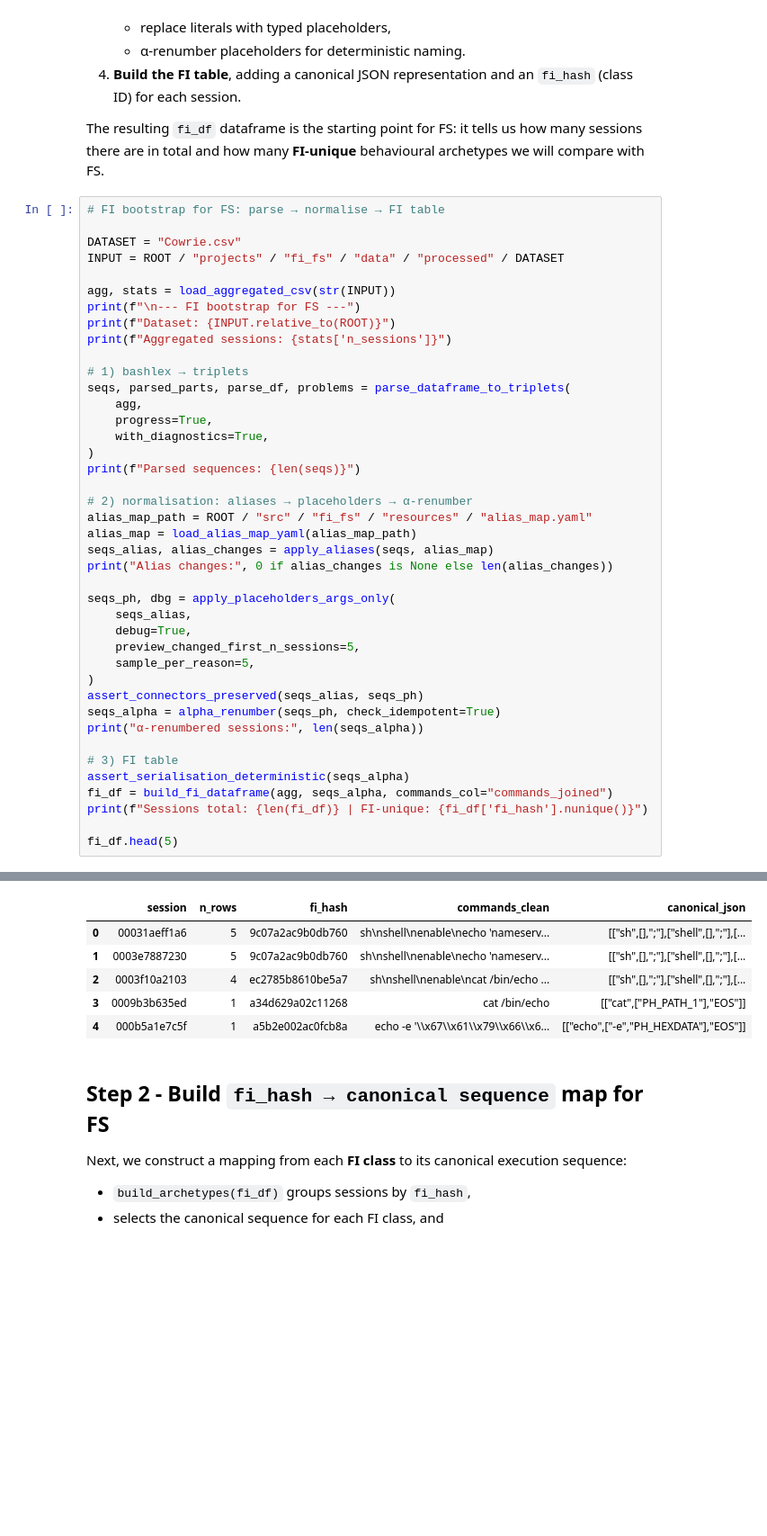
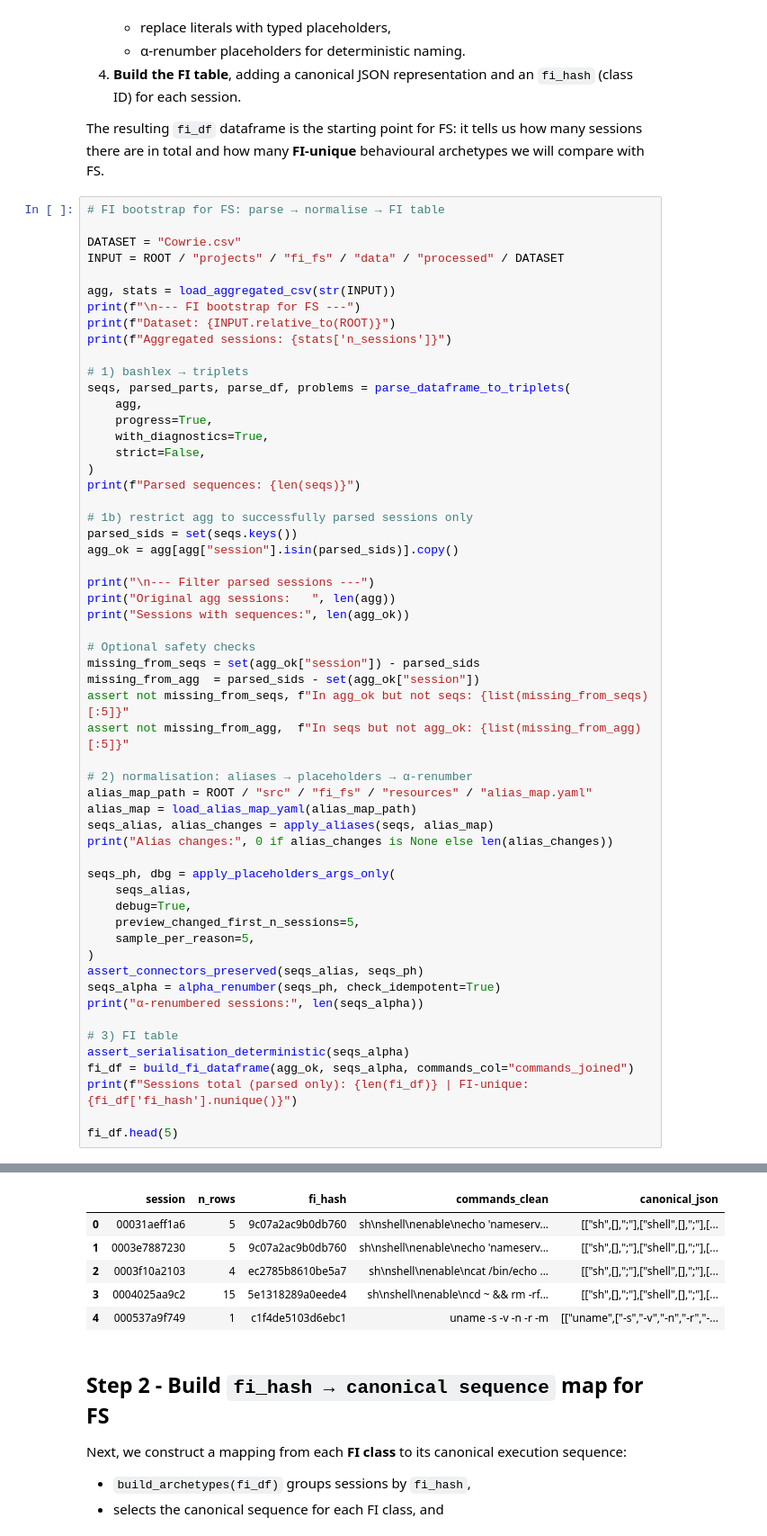
Before and after one commit to LewNew/PhD, a Jupyter notebook: projects/fi_fs/notebooks/FS.ipynb, the cells around one changed output, grey strips where cells are left out. Shown at 90% size. Drawn from its saved outputs; the diff is of its cells as text; blank space fills up the shorter version.

```diff
--- a/projects/fi_fs/notebooks/FS.ipynb
+++ b/projects/fi_fs/notebooks/FS.ipynb
@@ -104,8 +104,23 @@ seqs, parsed_parts, parse_df, problems = parse_dataframe_to_triplets(
     agg,
     progress=True,
     with_diagnostics=True,
+    strict=False,
 )
 print(f"Parsed sequences: {len(seqs)}")
+
+# 1b) restrict agg to successfully parsed sessions only
+parsed_sids = set(seqs.keys())
+agg_ok = agg[agg["session"].isin(parsed_sids)].copy()
+
+print("\n--- Filter parsed sessions ---")
+print("Original agg sessions:   ", len(agg))
+print("Sessions with sequences:", len(agg_ok))
+
+# Optional safety checks
+missing_from_seqs = set(agg_ok["session"]) - parsed_sids
+missing_from_agg  = parsed_sids - set(agg_ok["session"])
+assert not missing_from_seqs, f"In agg_ok but not seqs: {list(missing_from_seqs)[:5]}"
+assert not missing_from_agg,  f"In seqs but not agg_ok: {list(missing_from_agg)[:5]}"
 
 # 2) normalisation: aliases → placeholders → α-renumber
 alias_map_path = ROOT / "src" / "fi_fs" / "resources" / "alias_map.yaml"
@@ -125,8 +140,8 @@ print("α-renumbered sessions:", len(seqs_alpha))
 
 # 3) FI table
 assert_serialisation_deterministic(seqs_alpha)
-fi_df = build_fi_dataframe(agg, seqs_alpha, commands_col="commands_joined")
-print(f"Sessions total: {len(fi_df)} | FI-unique: {fi_df['fi_hash'].nunique()}")
+fi_df = build_fi_dataframe(agg_ok, seqs_alpha, commands_col="commands_joined")
+print(f"Sessions total (parsed only): {len(fi_df)} | FI-unique: {fi_df['fi_hash'].nunique()}")
 
 fi_df.head(5)
 # %% [output]
@@ -140,9 +159,9 @@ Sessions total: 63039 | FI-unique: 418
 |  | session | n_rows | fi_hash | commands_clean | canonical_json |
 | 0 | 00031aeff1a6 | 5 | 9c07a2ac9b0db760 | sh\nshell\nenable\necho 'nameserv... | [["sh",[],";"],["shell",[],";"],[... |
 | 1 | 0003e7887230 | 5 | 9c07a2ac9b0db760 | sh\nshell\nenable\necho 'nameserv... | [["sh",[],";"],["shell",[],";"],[... |
 | 2 | 0003f10a2103 | 4 | ec2785b8610be5a7 | sh\nshell\nenable\ncat /bin/echo ... | [["sh",[],";"],["shell",[],";"],[... |
-| 3 | 0009b3b635ed | 1 | a34d629a02c11268 | cat /bin/echo | [["cat",["PH_PATH_1"],"EOS"]] |
-| 4 | 000b5a1e7c5f | 1 | a5b2e002ac0fcb8a | echo -e '\\x67\\x61\\x79\\x66\\x6... | [["echo",["-e","PH_HEXDATA"],"EOS"]] |
+| 3 | 0004025aa9c2 | 15 | 5e1318289a0eede4 | sh\nshell\nenable\ncd ~ && rm -rf... | [["sh",[],";"],["shell",[],";"],[... |
+| 4 | 000537a9f749 | 1 | c1f4de5103d6ebc1 | uname -s -v -n -r -m | [["uname",["-s","-v","-n","-r","-... |
 # %% [markdown]
 ## Step 2 - Build `fi_hash → canonical sequence` map for FS
 
```
Also changed, not shown: parts of 11 cells of this notebook.
